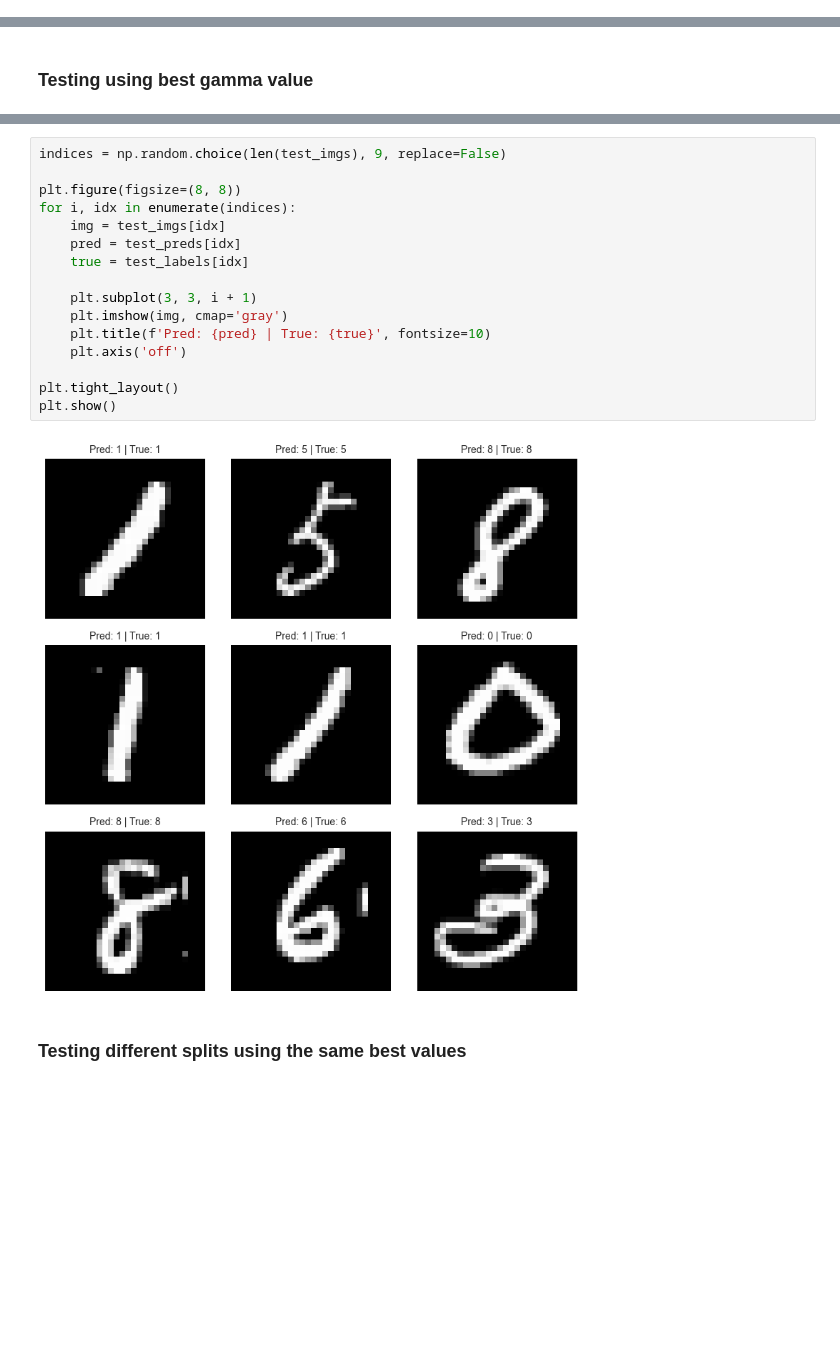
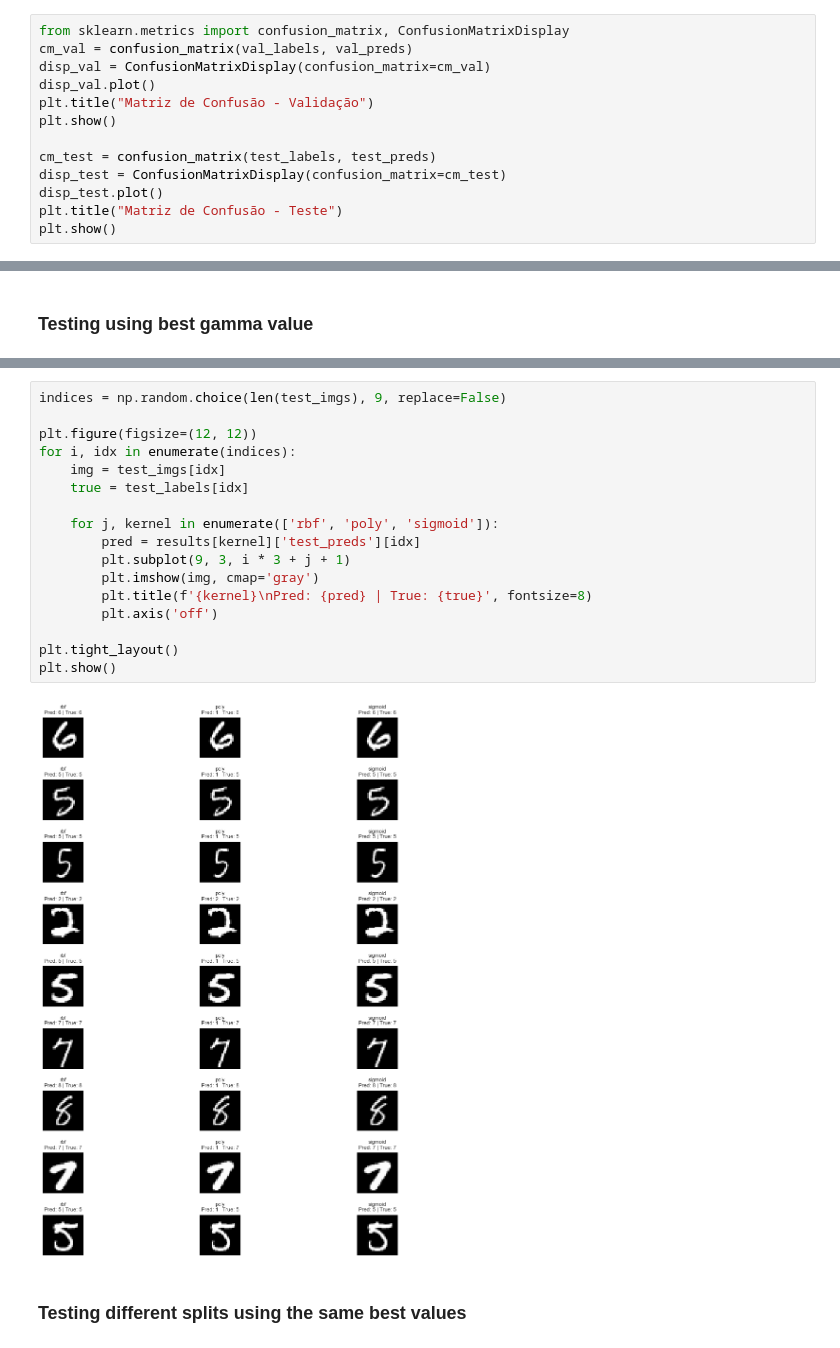
Before and after one commit to Gabp0/computer-vision, a Jupyter notebook: AT4/mnist-classification-with-svm.ipynb, the cells around one changed output, grey strips where cells are left out. Drawn from its saved outputs; the diff is of its cells as text; blank space fills up the shorter version.

Commit message:
Add more gamma tests

```diff
--- a/AT4/mnist-classification-with-svm.ipynb
+++ b/AT4/mnist-classification-with-svm.ipynb
@@ -217,0 +225,13 @@ Acurácia no Teste: 0.9407
+# %%
+from sklearn.metrics import confusion_matrix, ConfusionMatrixDisplay
+cm_val = confusion_matrix(val_labels, val_preds)
+disp_val = ConfusionMatrixDisplay(confusion_matrix=cm_val)
+disp_val.plot()
+plt.title("Matriz de Confusão - Validação")
+plt.show()
+
+cm_test = confusion_matrix(test_labels, test_preds)
+disp_test = ConfusionMatrixDisplay(confusion_matrix=cm_test)
+disp_test.plot()
+plt.title("Matriz de Confusão - Teste")
+plt.show()
@@ -253,21 +315,22 @@ Acurácia no Teste: 0.8562
 # %%
 indices = np.random.choice(len(test_imgs), 9, replace=False)
 
-plt.figure(figsize=(8, 8))
+plt.figure(figsize=(12, 12))
 for i, idx in enumerate(indices):
     img = test_imgs[idx]
-    pred = test_preds[idx]
     true = test_labels[idx]
 
-    plt.subplot(3, 3, i + 1)
-    plt.imshow(img, cmap='gray')
-    plt.title(f'Pred: {pred} | True: {true}', fontsize=10)
-    plt.axis('off')
+    for j, kernel in enumerate(['rbf', 'poly', 'sigmoid']):
+        pred = results[kernel]['test_preds'][idx]
+        plt.subplot(9, 3, i * 3 + j + 1)
+        plt.imshow(img, cmap='gray')
+        plt.title(f'{kernel}\nPred: {pred} | True: {true}', fontsize=8)
+        plt.axis('off')
 
 plt.tight_layout()
 plt.show()
 # %% [output]
-[figure, old version]
+[figure, new version]
 # %% [markdown]
 ### Testing different splits using the same best values
 # %% [markdown]
```
Also changed, not shown: parts of 17 cells of this notebook.
